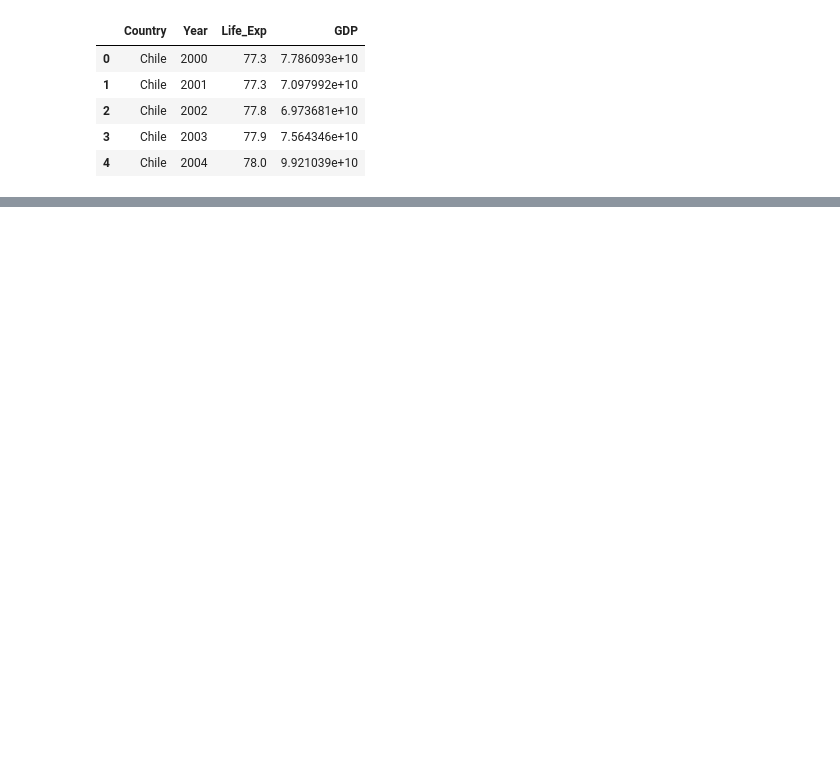
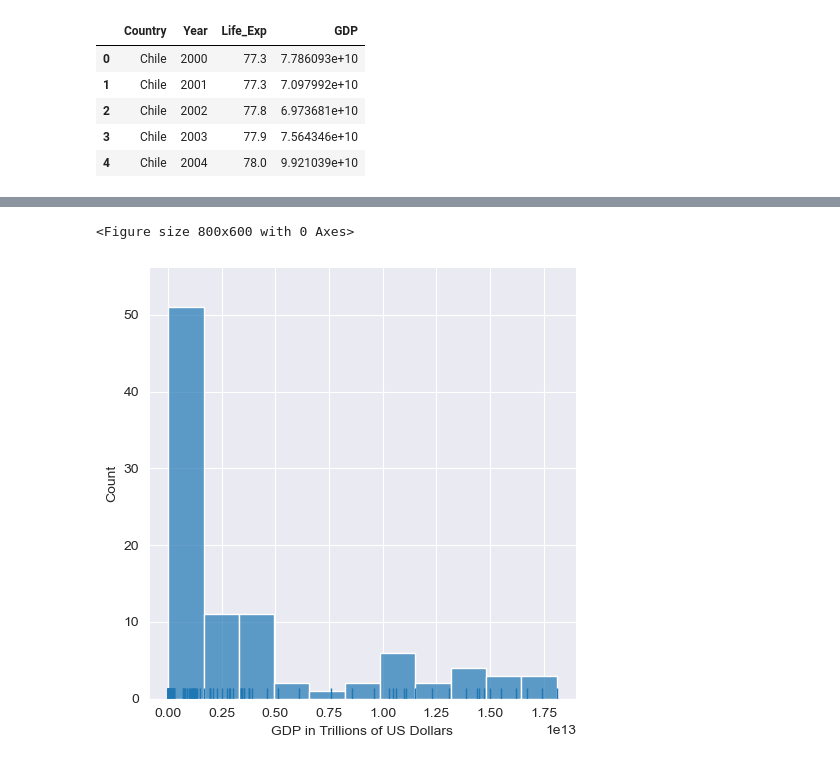
Before and after one commit to dorinMaraku/Life-Expectancy-and-GDP-Starter, a Jupyter notebook: life_expectancy_gdp.ipynb, the cells around one changed output, grey strips where cells are left out. Cells and saved outputs as stored; diff of their text form; code cells hidden in the pictures; blank space fills up the shorter version.

Commit message:
additional plots and structuring

```diff
--- a/life_expectancy_gdp.ipynb
+++ b/life_expectancy_gdp.ipynb
@@ -151,6 +87,0 @@ for i in range(df.Country.nunique()):
-# %%
-# create yearly fluctution colummns for GDP and life Exp
-df['GDP_Fluct'] = df.GDP.apply(lambda x: 0 if df.loc[df.GDP == x].index[0] in df.GDP[df.Year == 2000].index else (x/df.GDP[(df[df.GDP == x].index[0])-1]-1)*100)
-df['Life_Exp_Fluct'] = df.Life_Exp.apply(lambda x: 0 if df.loc[df.Life_Exp == x].index[0] in df.Life_Exp[df.Year == 2000].index else (x/df.Life_Exp[(df[df.Life_Exp == x].index[0])-1]-1)*100)
-
-df.head()
@@ -169,0 +93,9 @@ sns.histplot(data = df, x='Year', y='GDP_Fluct', hue='Country');
+# %%
+plt.figure(figsize=(8,6))
+sns.displot(df.GDP, rug=True, kind='hist', alpha=0.7)
+plt.xlabel('GDP in Trillions of US Dollars')
+plt.show()
+plt.close()
+# %% [output]
+<Figure size 800x600 with 0 Axes>
+[figure, added]
```
Also changed, not shown: parts of 65 cells of this notebook.
